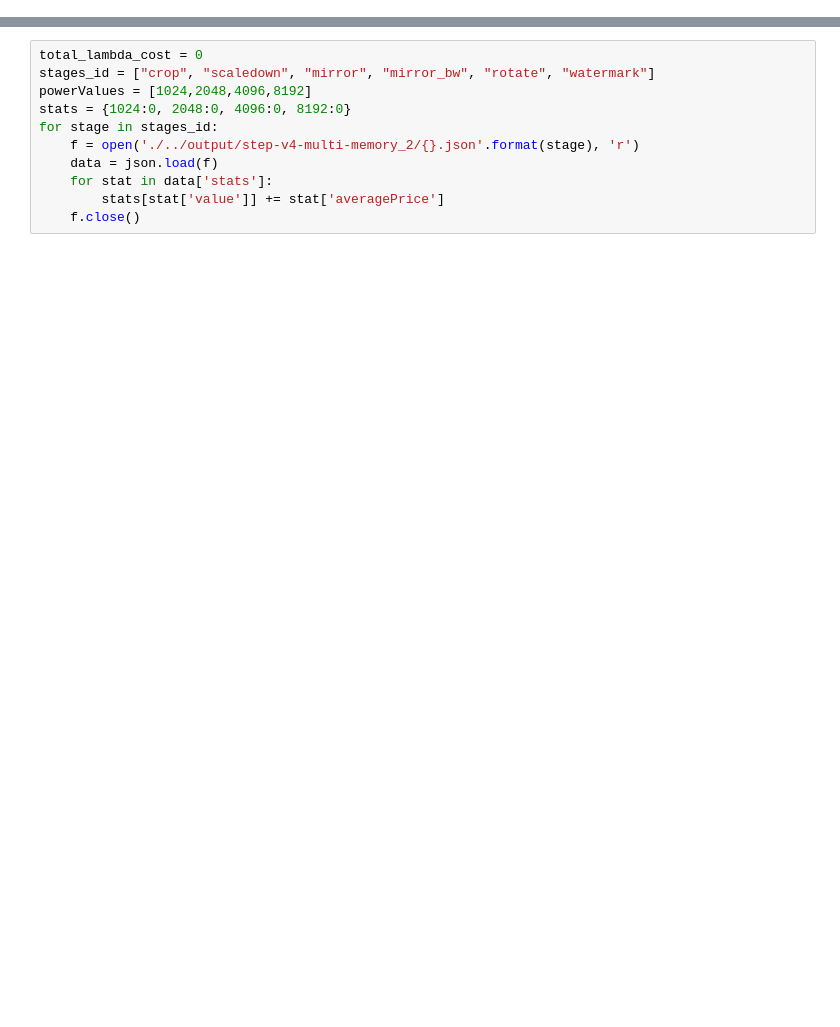
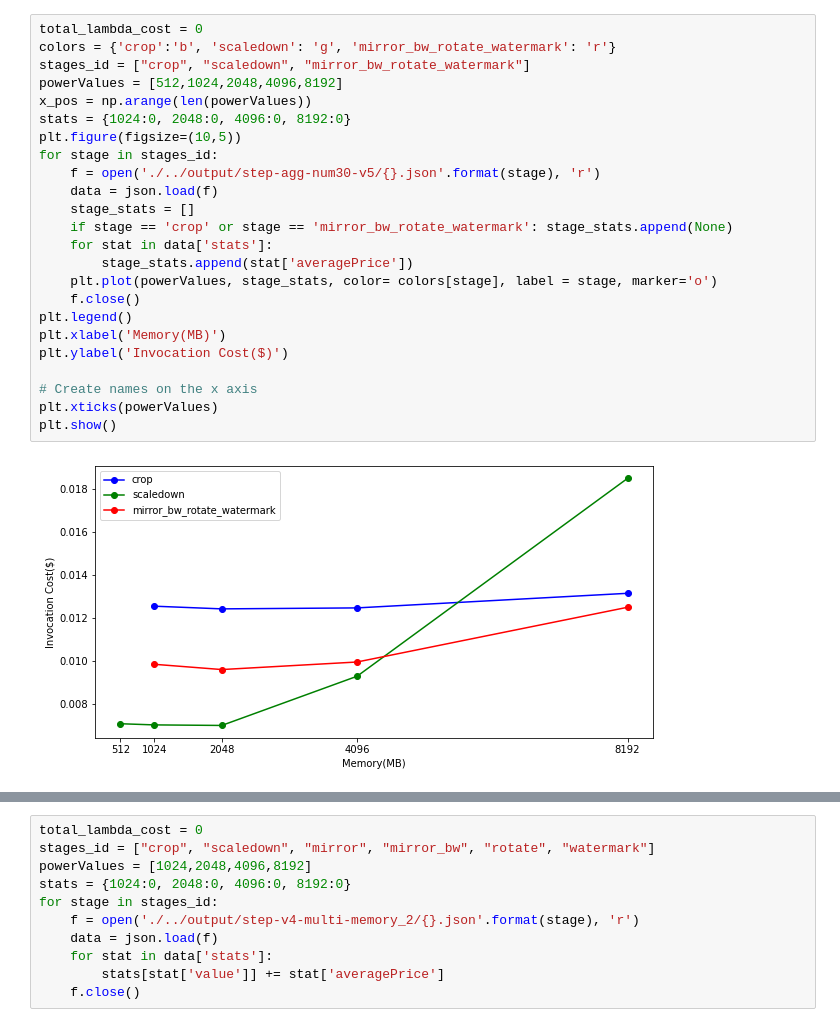
Before and after one commit to serverless-video-processing/lambda-pipeline, a Jupyter notebook: lambda-code-step/scripts/notebooks/create-config.ipynb, the cells around one changed output, grey strips where cells are left out. Saved outputs shown, nothing was run; the diff lists cells and outputs as text; blank space fills up the shorter version.

```diff
--- a/lambda-code-step/scripts/notebooks/create-config.ipynb
+++ b/lambda-code-step/scripts/notebooks/create-config.ipynb
@@ -94,0 +139,26 @@ for stage, suffix in zip(stages_id, stages_suffix):
+# %%
+total_lambda_cost = 0
+colors = {'crop':'b', 'scaledown': 'g', 'mirror_bw_rotate_watermark': 'r'}
+stages_id = ["crop", "scaledown", "mirror_bw_rotate_watermark"]
+powerValues = [512,1024,2048,4096,8192]
+x_pos = np.arange(len(powerValues))
+stats = {1024:0, 2048:0, 4096:0, 8192:0}
+plt.figure(figsize=(10,5))
+for stage in stages_id:
+    f = open('./../output/step-agg-num30-v5/{}.json'.format(stage), 'r')
+    data = json.load(f)
+    stage_stats = []
+    if stage == 'crop' or stage == 'mirror_bw_rotate_watermark': stage_stats.append(None)
+    for stat in data['stats']:
+        stage_stats.append(stat['averagePrice'])
+    plt.plot(powerValues, stage_stats, color= colors[stage], label = stage, marker='o')
+    f.close()
+plt.legend()
+plt.xlabel('Memory(MB)')
+plt.ylabel('Invocation Cost($)')
+
+# Create names on the x axis
+plt.xticks(powerValues)
+plt.show()
+# %% [output]
+[figure, added]
```
Also changed, not shown: parts of 20 cells of this notebook, 2 other files.
